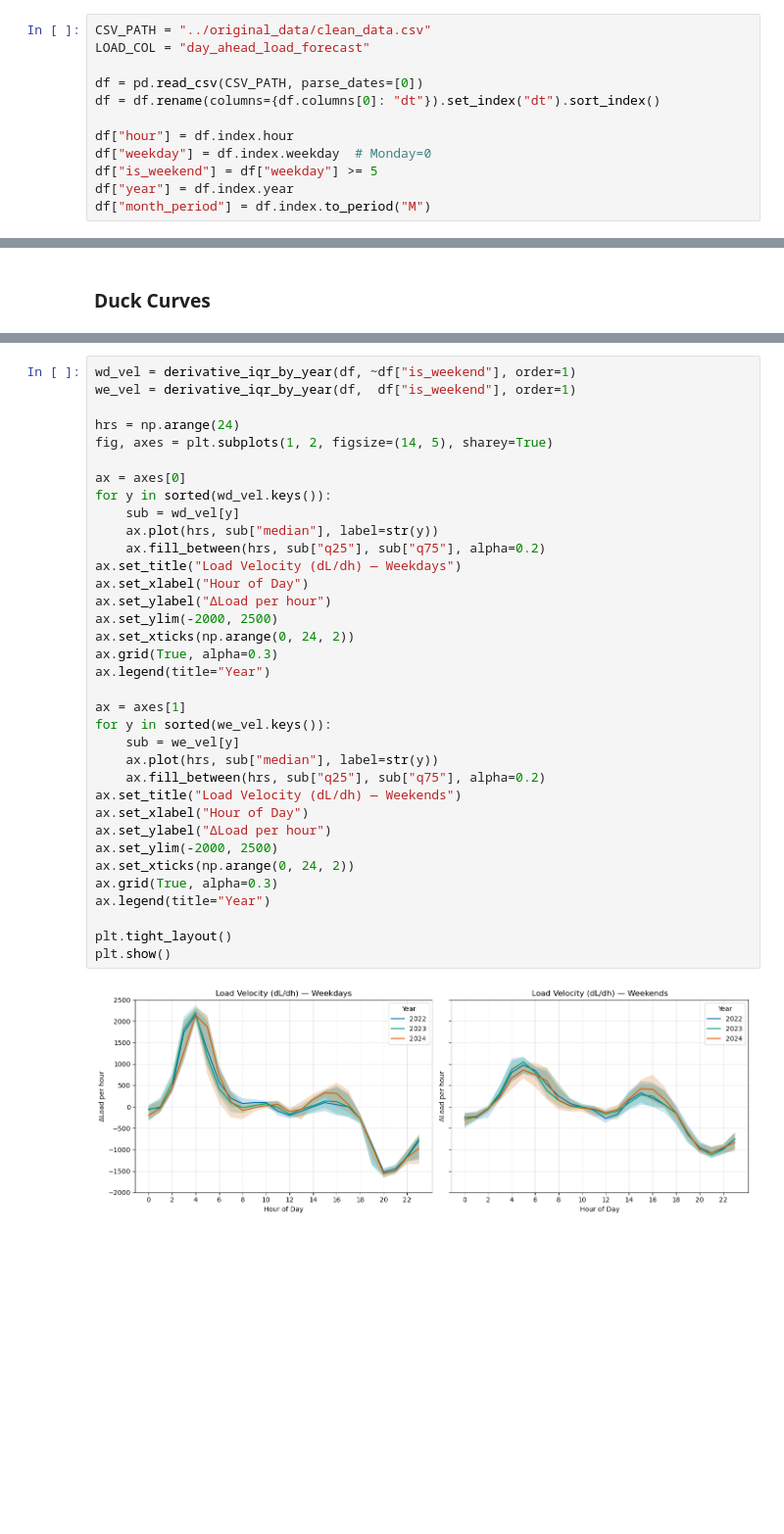
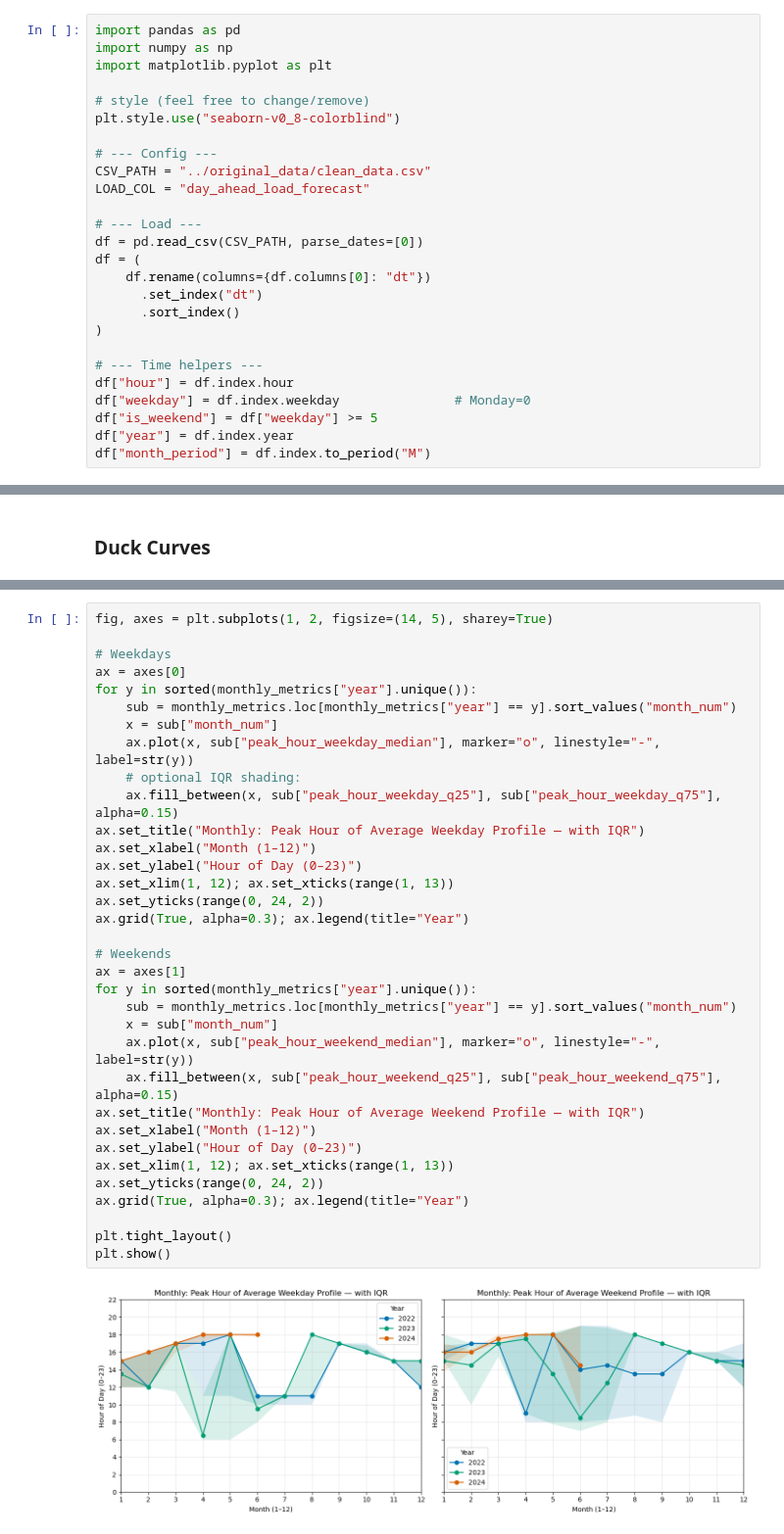
Before and after one commit to TedOiler/aoxtrade, a Jupyter notebook: task3/task3.ipynb, the cells around one changed output, grey strips where cells are left out. Shown at 98% size. Saved outputs shown, nothing was run; the diff lists cells and outputs as text; blank space fills up the shorter version.

```diff
--- a/task3/task3.ipynb
+++ b/task3/task3.ipynb
@@ -8,12 +3,26 @@ plt.style.use("seaborn-v0_8-colorblind")
 # %%
+import pandas as pd
+import numpy as np
+import matplotlib.pyplot as plt
+
+# style (feel free to change/remove)
+plt.style.use("seaborn-v0_8-colorblind")
+
+# --- Config ---
 CSV_PATH = "../original_data/clean_data.csv"
 LOAD_COL = "day_ahead_load_forecast"
 
+# --- Load ---
 df = pd.read_csv(CSV_PATH, parse_dates=[0])
-df = df.rename(columns={df.columns[0]: "dt"}).set_index("dt").sort_index()
+df = (
+    df.rename(columns={df.columns[0]: "dt"})
+      .set_index("dt")
+      .sort_index()
+)
 
+# --- Time helpers ---
 df["hour"] = df.index.hour
-df["weekday"] = df.index.weekday  # Monday=0
+df["weekday"] = df.index.weekday               # Monday=0
 df["is_weekend"] = df["weekday"] >= 5
 df["year"] = df.index.year
 df["month_period"] = df.index.to_period("M")
@@ -161,37 +361,36 @@ plt.show()
 # %%
-wd_vel = derivative_iqr_by_year(df, ~df["is_weekend"], order=1)
-we_vel = derivative_iqr_by_year(df,  df["is_weekend"], order=1)
-
-hrs = np.arange(24)
 fig, axes = plt.subplots(1, 2, figsize=(14, 5), sharey=True)
 
+# Weekdays
 ax = axes[0]
-for y in sorted(wd_vel.keys()):
-    sub = wd_vel[y]
-    ax.plot(hrs, sub["median"], label=str(y))
-    ax.fill_between(hrs, sub["q25"], sub["q75"], alpha=0.2)
-ax.set_title("Load Velocity (dL/dh) — Weekdays")
-ax.set_xlabel("Hour of Day")
-ax.set_ylabel("ΔLoad per hour")
-ax.set_ylim(-2000, 2500)
-ax.set_xticks(np.arange(0, 24, 2))
-ax.grid(True, alpha=0.3)
-ax.legend(title="Year")
+for y in sorted(monthly_metrics["year"].unique()):
+    sub = monthly_metrics.loc[monthly_metrics["year"] == y].sort_values("month_num")
+    x = sub["month_num"]
+    ax.plot(x, sub["peak_hour_weekday_median"], marker="o", linestyle="-", label=str(y))
+    # optional IQR shading:
+    ax.fill_between(x, sub["peak_hour_weekday_q25"], sub["peak_hour_weekday_q75"], alpha=0.15)
+ax.set_title("Monthly: Peak Hour of Average Weekday Profile — with IQR")
+ax.set_xlabel("Month (1–12)")
+ax.set_ylabel("Hour of Day (0–23)")
+ax.set_xlim(1, 12); ax.set_xticks(range(1, 13))
+ax.set_yticks(range(0, 24, 2))
+ax.grid(True, alpha=0.3); ax.legend(title="Year")
 
+# Weekends
 ax = axes[1]
-for y in sorted(we_vel.keys()):
-    sub = we_vel[y]
-    ax.plot(hrs, sub["median"], label=str(y))
-    ax.fill_between(hrs, sub["q25"], sub["q75"], alpha=0.2)
-ax.set_title("Load Velocity (dL/dh) — Weekends")
-ax.set_xlabel("Hour of Day")
-ax.set_ylabel("ΔLoad per hour")
-ax.set_ylim(-2000, 2500)
-ax.set_xticks(np.arange(0, 24, 2))
-ax.grid(True, alpha=0.3)
-ax.legend(title="Year")
+for y in sorted(monthly_metrics["year"].unique()):
+    sub = monthly_metrics.loc[monthly_metrics["year"] == y].sort_values("month_num")
+    x = sub["month_num"]
+    ax.plot(x, sub["peak_hour_weekend_median"], marker="o", linestyle="-", label=str(y))
+    ax.fill_between(x, sub["peak_hour_weekend_q25"], sub["peak_hour_weekend_q75"], alpha=0.15)
+ax.set_title("Monthly: Peak Hour of Average Weekend Profile — with IQR")
+ax.set_xlabel("Month (1–12)")
+ax.set_ylabel("Hour of Day (0–23)")
+ax.set_xlim(1, 12); ax.set_xticks(range(1, 13))
+ax.set_yticks(range(0, 24, 2))
+ax.grid(True, alpha=0.3); ax.legend(title="Year")
 
 plt.tight_layout()
 plt.show()
 # %% [output]
-[figure, old version]
+[figure, new version]
```
Also changed, not shown: parts of 25 cells of this notebook, 1 other file.
